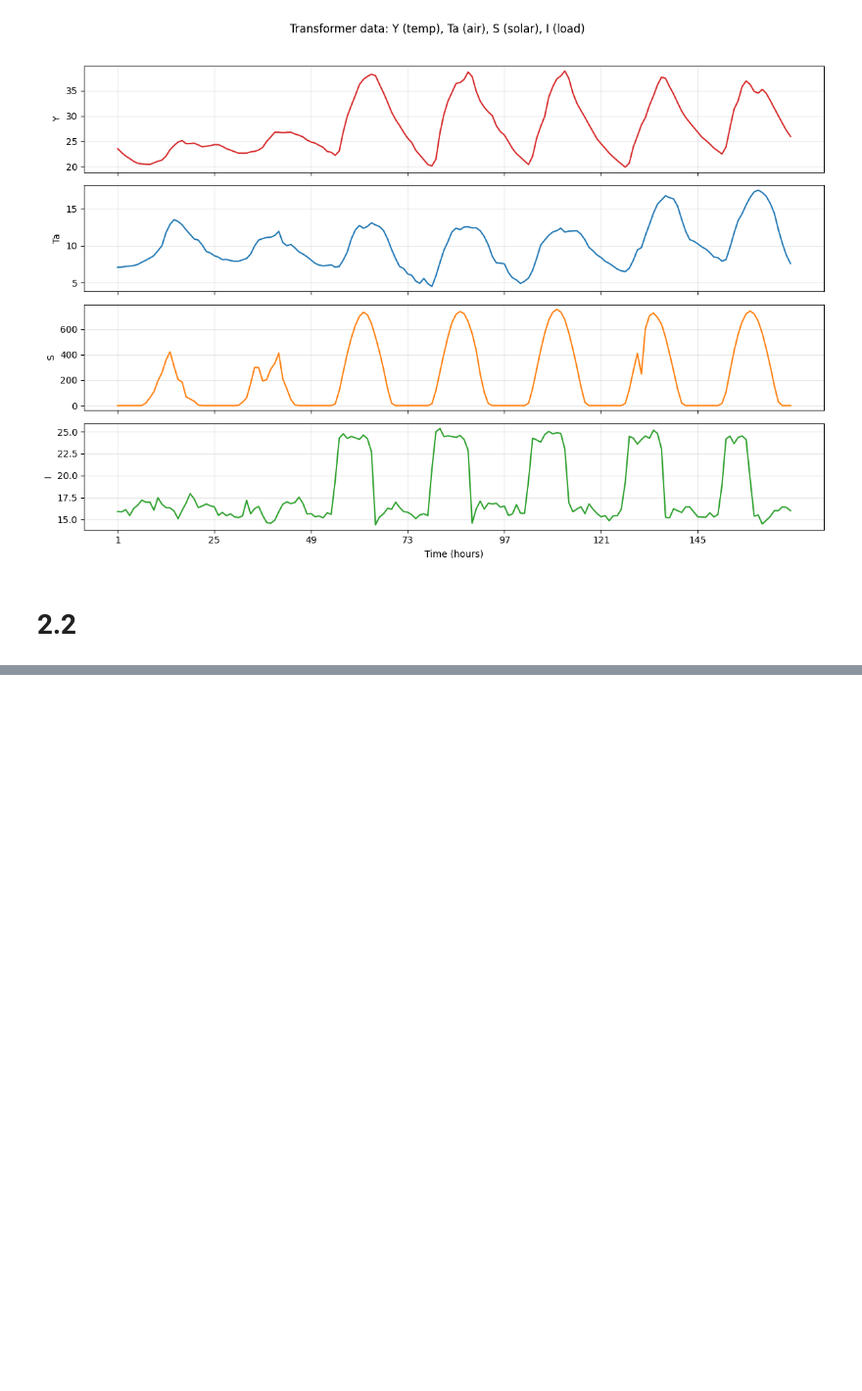
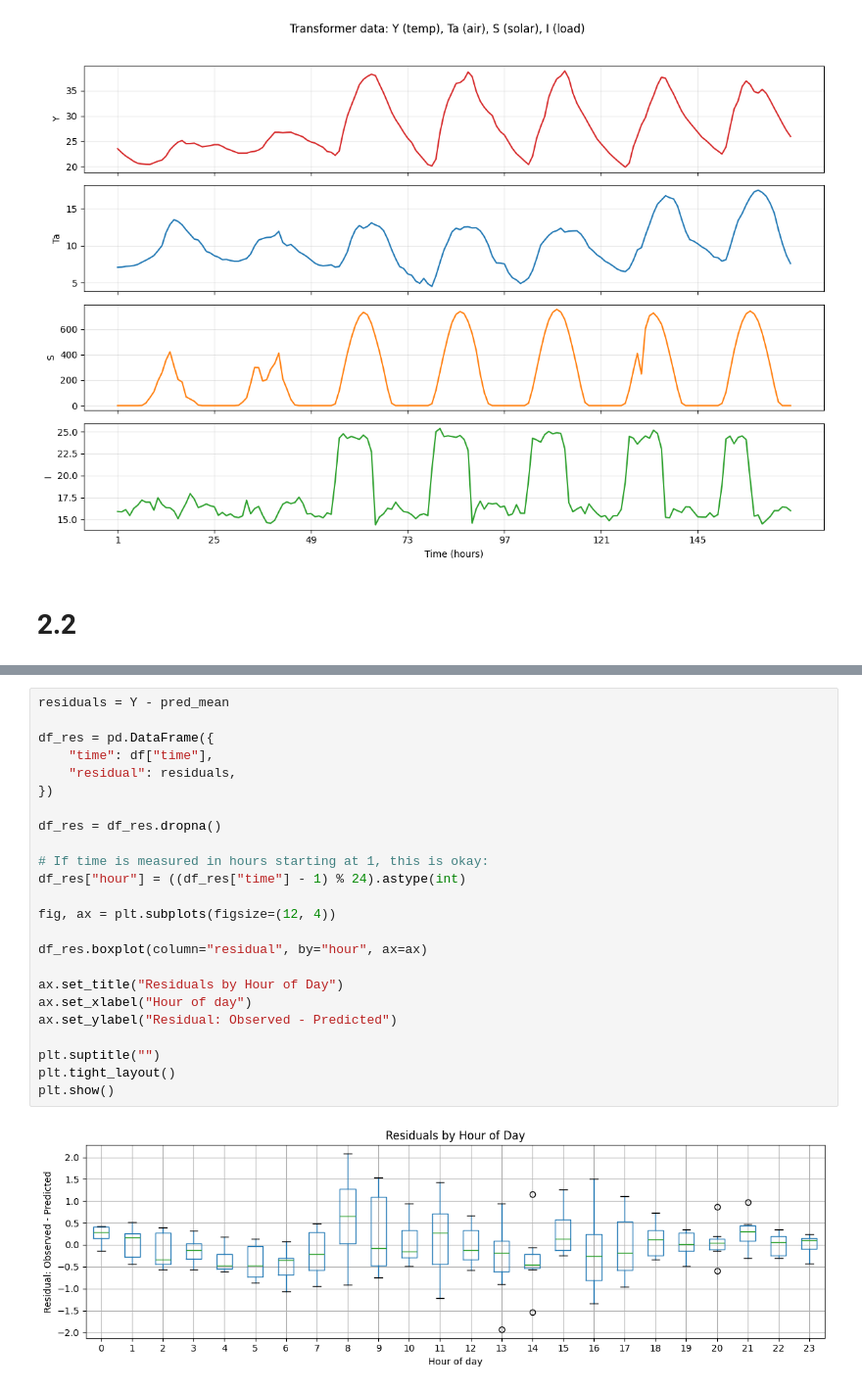
Before and after one commit to leahiebel/02417---Time-Series-Analysis, a Jupyter notebook: assignments/Assignment4/Ex2.ipynb, the cells around one changed output, grey strips where cells are left out. Shown at 98% size. Cells and saved outputs as stored; diff of their text form; blank space fills up the shorter version.

```diff
--- a/assignments/Assignment4/Ex2.ipynb
+++ b/assignments/Assignment4/Ex2.ipynb
@@ -238,0 +586,26 @@ Sigma_y = [[1.12535175e-07]]
+# %%
+residuals = Y - pred_mean
+
+df_res = pd.DataFrame({
+    "time": df["time"],
+    "residual": residuals,
+})
+
+df_res = df_res.dropna()
+
+# If time is measured in hours starting at 1, this is okay:
+df_res["hour"] = ((df_res["time"] - 1) % 24).astype(int)
+
+fig, ax = plt.subplots(figsize=(12, 4))
+
+df_res.boxplot(column="residual", by="hour", ax=ax)
+
+ax.set_title("Residuals by Hour of Day")
+ax.set_xlabel("Hour of day")
+ax.set_ylabel("Residual: Observed - Predicted")
+
+plt.suptitle("")
+plt.tight_layout()
+plt.show()
+# %% [output]
+[figure, added]
```
Also changed, not shown: parts of 15 cells of this notebook.
